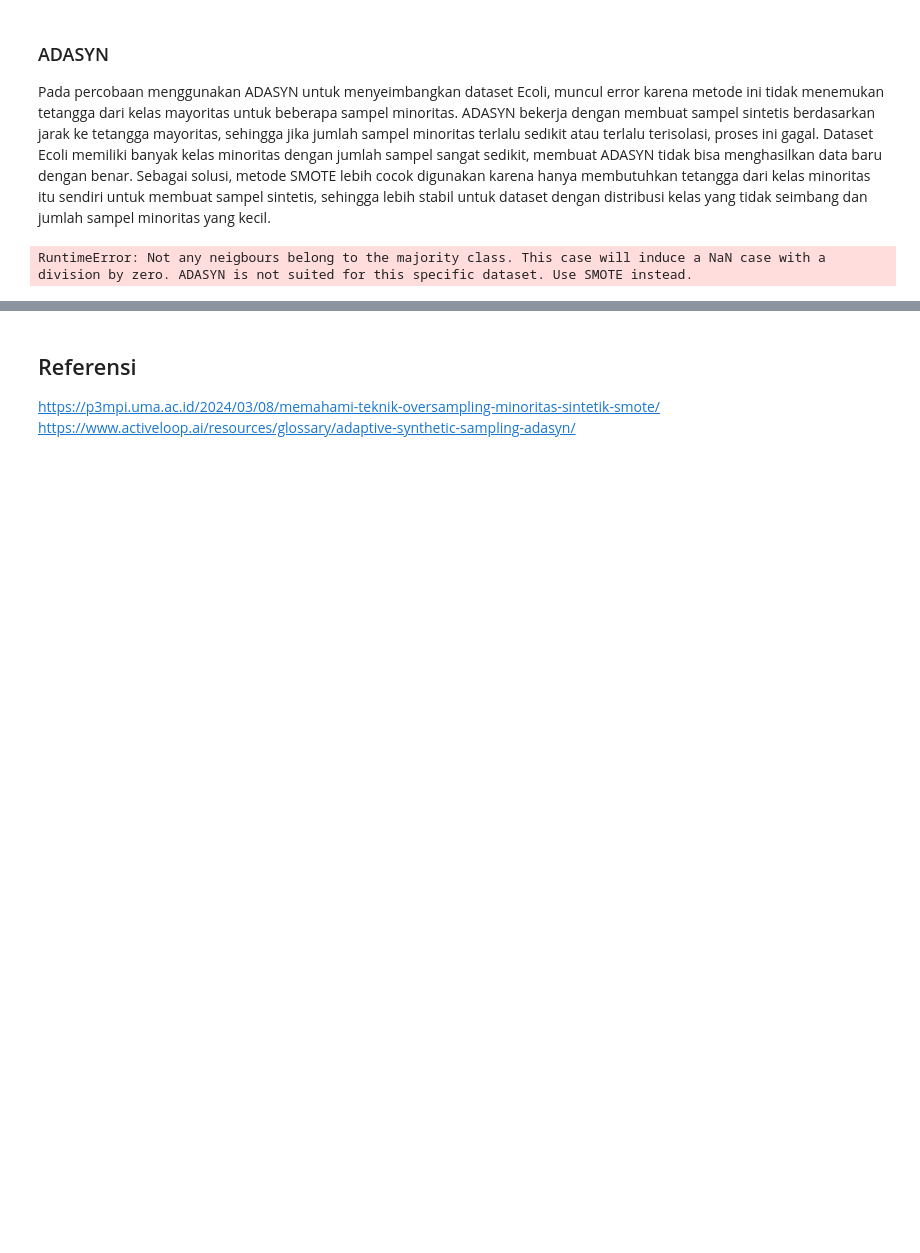
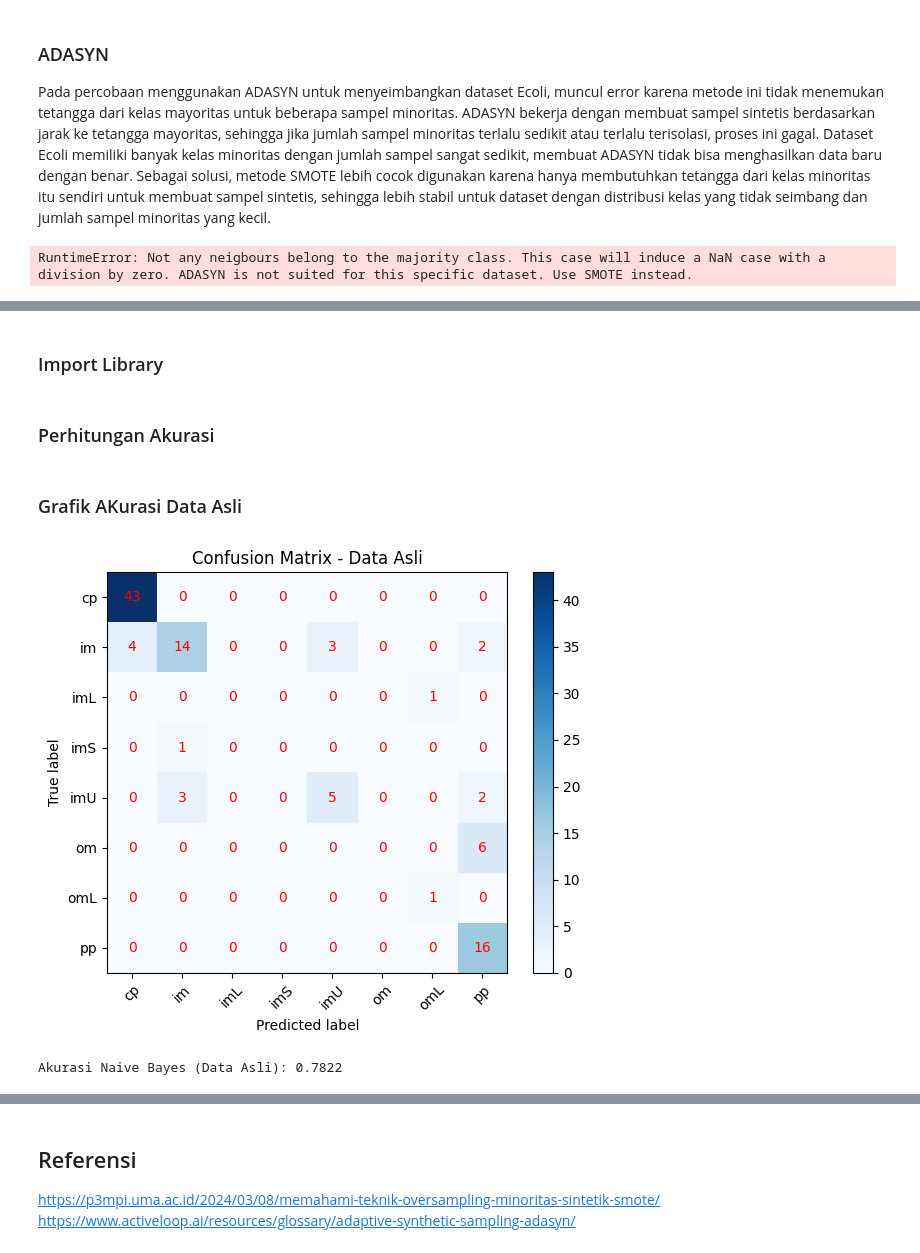
Before and after one commit to VanisaFaradela25/psd2, a Jupyter notebook: _sources/tugas6.ipynb, the cells around one changed output, grey strips where cells are left out. Cells and saved outputs as stored; diff of their text form; code cells hidden in the pictures; blank space fills up the shorter version.

```diff
--- a/_sources/tugas6.ipynb
+++ b/_sources/tugas6.ipynb
@@ -277,9 +277,6 @@ Scatter plot ini menampilkan data setelah dikurangi dimensinya menjadi dua kompo
 # %%
 le = LabelEncoder()
 y_enc = le.fit_transform(y)
-# %%
-smote = SMOTE(random_state=42, k_neighbors=1)
-X_smote, y_smote = smote.fit_resample(X_scaled, y_enc)
 # %% [markdown]
 Kode ini digunakan untuk menampilkan bagaimana data terlihat setelah dilakukan penyeimbangan menggunakan SMOTE. SMOTE menambahkan sampel baru untuk kelas-kelas yang jumlahnya sedikit sehingga dataset menjadi lebih seimbang. Setelah itu, data direduksi dimensinya menjadi dua komponen utama menggunakan PCA agar bisa divisualisasikan. Pada plot, titik bulat mewakili data asli, sedangkan tanda silang mewakili data sintetis yang dihasilkan SMOTE. Visualisasi ini membantu melihat distribusi data asli dan data tambahan dari SMOTE, memastikan bahwa pola data tetap mirip namun jumlah sampel di setiap kelas lebih merata.
 # %%
@@ -405,0 +500,2 @@ RuntimeError: Not any neigbours belong to the majority class. This case will ind
+# %% [markdown]
+### Import Library
@@ -405,0 +523,39 @@ RuntimeError: Not any neigbours belong to the majority class. This case will ind
+# %% [markdown]
+### Perhitungan Akurasi
+# %%
+def nb_with_cm(X_data, y_data, method_name="Original"):
+    X_train, X_test, y_train, y_test = train_test_split(
+        X_data, y_data, test_size=0.3, random_state=42, stratify=y_data
+    )
+    model = GaussianNB()
+    model.fit(X_train, y_train)
+    y_pred = model.predict(X_test)
+    acc = accuracy_score(y_test, y_pred)
+
+    cm = confusion_matrix(y_test, y_pred)
+
+    plt.figure(figsize=(6,5))
+    plt.imshow(cm, interpolation='nearest', cmap="Blues")
+    plt.title(f"Confusion Matrix - {method_name}")
+    plt.colorbar()
+    plt.xticks(np.arange(len(le.classes_)), le.classes_, rotation=45)
+    plt.yticks(np.arange(len(le.classes_)), le.classes_)
+
+    for i in range(cm.shape[0]):
+        for j in range(cm.shape[1]):
+            plt.text(j, i, cm[i,j], ha="center", va="center", color="red")
+
+    plt.ylabel('True label')
+    plt.xlabel('Predicted label')
+    plt.tight_layout()
+    plt.show()
+
+    return acc
+# %% [markdown]
+### Grafik AKurasi Data Asli
+# %%
+acc_original = nb_with_cm(X_scaled, y_enc, "Data Asli")
+print(f"Akurasi Naive Bayes (Data Asli): {acc_original:.4f}")
+# %% [output]
+[figure, added]
+Akurasi Naive Bayes (Data Asli): 0.7822
```
Also changed, not shown: parts of 21 cells of this notebook, 11 other files.
